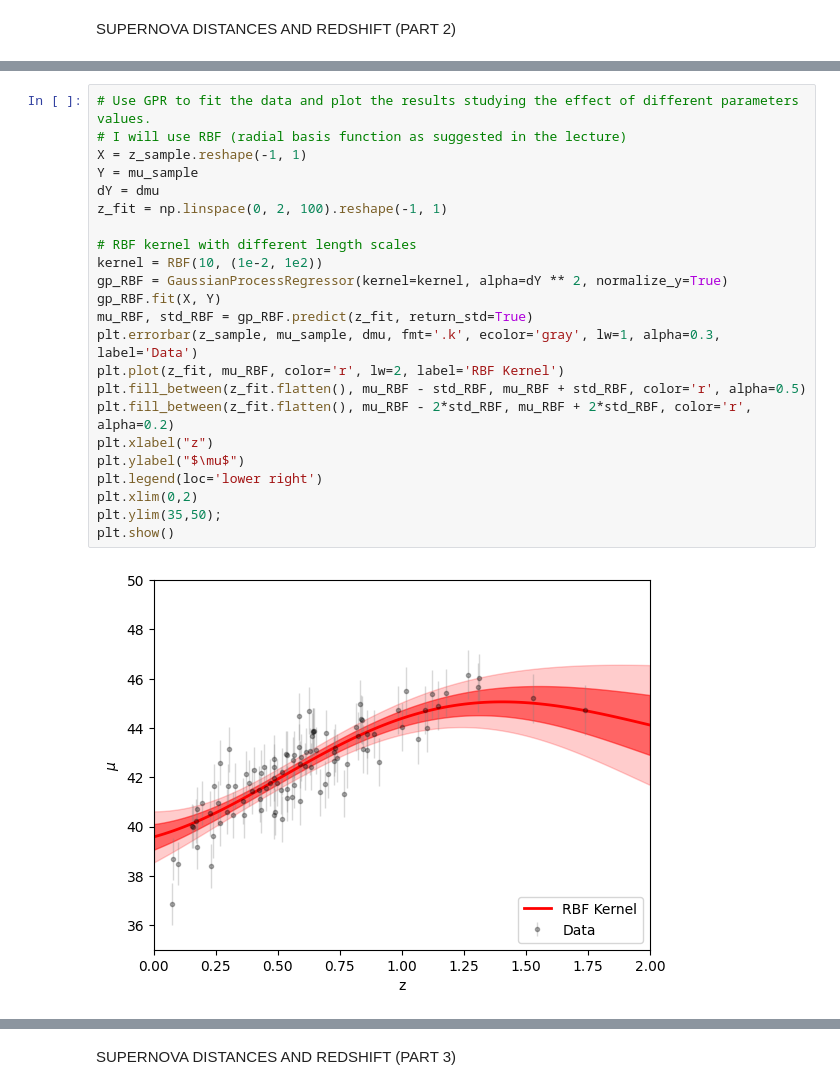
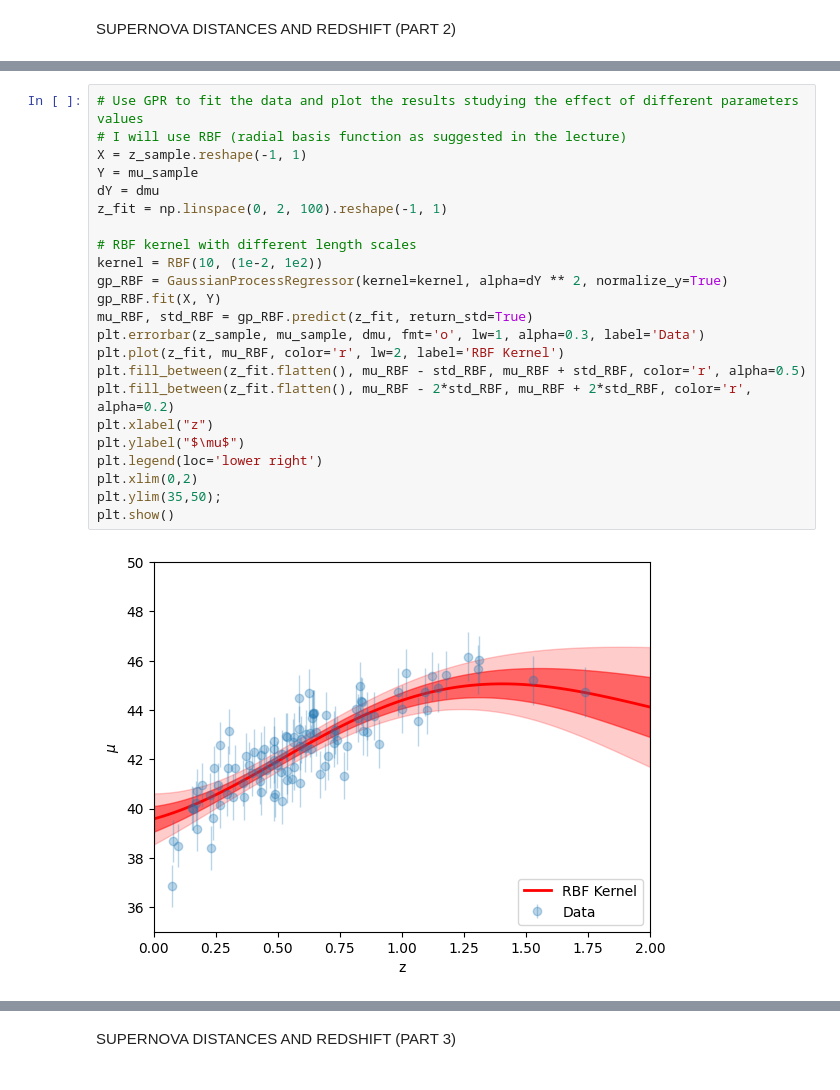
Before and after one commit to tgrisetti/astrostatistics_bicocca_2025, a Jupyter notebook: working/S18.ipynb, the cells around one changed output, grey strips where cells are left out. Drawn from its saved outputs; the diff is of its cells as text.

```diff
--- a/working/S18.ipynb
+++ b/working/S18.ipynb
@@ -44,28 +39,28 @@ plt.ylim(35,50);
 # %%
-# Use GPR to fit the data and plot the results studying the effect of different parameters values.
+# Use GPR to fit the data and plot the results studying the effect of different parameters values
 # I will use RBF (radial basis function as suggested in the lecture)
 X = z_sample.reshape(-1, 1)
 Y = mu_sample
 dY = dmu
 z_fit = np.linspace(0, 2, 100).reshape(-1, 1)
 
 # RBF kernel with different length scales
 kernel = RBF(10, (1e-2, 1e2))
 gp_RBF = GaussianProcessRegressor(kernel=kernel, alpha=dY ** 2, normalize_y=True)
 gp_RBF.fit(X, Y)
 mu_RBF, std_RBF = gp_RBF.predict(z_fit, return_std=True)
-plt.errorbar(z_sample, mu_sample, dmu, fmt='.k', ecolor='gray', lw=1, alpha=0.3, label='Data')
+plt.errorbar(z_sample, mu_sample, dmu, fmt='o', lw=1, alpha=0.3, label='Data')
 plt.plot(z_fit, mu_RBF, color='r', lw=2, label='RBF Kernel')
 plt.fill_between(z_fit.flatten(), mu_RBF - std_RBF, mu_RBF + std_RBF, color='r', alpha=0.5)
 plt.fill_between(z_fit.flatten(), mu_RBF - 2*std_RBF, mu_RBF + 2*std_RBF, color='r', alpha=0.2)
 plt.xlabel("z")
 plt.ylabel("$\mu$")
 plt.legend(loc='lower right')
 plt.xlim(0,2)
 plt.ylim(35,50);
 plt.show()
 # %% [output]
-[figure, old version]
+[figure, new version]
 # %%
 # RBF struggles to fit since assumes that the variance for the max data is 1.0 (even if normalize_y is True) expecially for low z data
 # RBF * ConstantKernel
```
Also changed, not shown: parts of 30 cells of this notebook, 8 other files.
